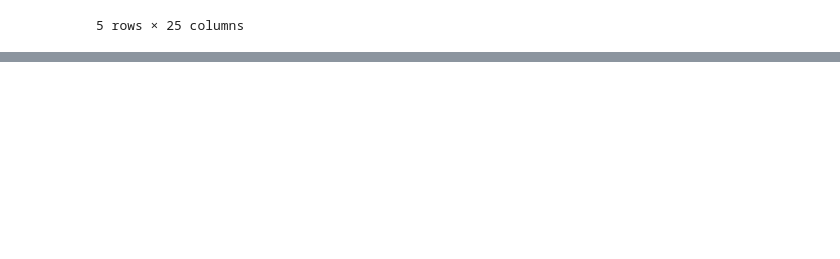
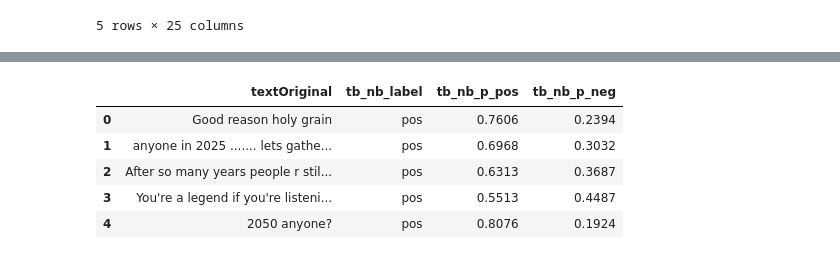
Before and after one commit to gusanitor8/respai_proyecto2, a Jupyter notebook: clean_data.ipynb, the cells around one changed output, grey strips where cells are left out. Cells and saved outputs as stored; diff of their text form; code cells hidden in the pictures; blank space fills up the shorter version.

```diff
--- a/clean_data.ipynb
+++ b/clean_data.ipynb
@@ -233,3 +234,7 @@ replies_comments           2000           100.0
 | 2 | 3 | UCHkj014U2CQ2Nv0UZeYpE_A | kffacxfA7G4 | After so many years people r stil... | After so many years people r stil... | @Meckzy_on60fps | https://yt3.ggpht.com/7OthEhNGANU... | ... |
 | 3 | 4 | UCHkj014U2CQ2Nv0UZeYpE_A | kffacxfA7G4 | You&#39;re a legend if you&#39;re... | You're a legend if you're listeni... | @MyFlower_PARKJimin | https://yt3.ggpht.com/-yfnrXAJZPY... | ... |
 | 4 | 5 | UCHkj014U2CQ2Nv0UZeYpE_A | kffacxfA7G4 | 2050 anyone? | 2050 anyone? | @tuyamarino | https://yt3.ggpht.com/ytc/AIdro_k... | ... |
+# %%
+df = df.drop('replies_comments', axis=1)
+
+df.head()
@@ -235,0 +299,39 @@ replies_comments           2000           100.0
+# %%
+# Asegurar recursos NLTK que usa NaiveBayesAnalyzer
+import nltk
+
+for pkg in ['movie_reviews', 'punkt', 'punkt_tab']:
+    try:
+        nltk.data.find(f'corpora/{pkg}' if pkg=='movie_reviews' else f'tokenizers/{pkg}')
+    except LookupError:
+        nltk.download(pkg, quiet=True)
+
+def tb_nb_analyze(text):
+    if not isinstance(text, str) or not text.strip():
+        return pd.Series([np.nan, np.nan, np.nan])
+    try:
+        s = TextBlob(text, analyzer=NaiveBayesAnalyzer()).sentiment
+    except LookupError:
+        # Descarga de emergencia si algo faltó y reintenta
+        for pkg in ['movie_reviews', 'punkt', 'punkt_tab']:
+            nltk.download(pkg, quiet=True)
+        s = TextBlob(text, analyzer=NaiveBayesAnalyzer()).sentiment
+    return pd.Series([s.classification, float(s.p_pos), float(s.p_neg)])
+# %%
+# Aplicación
+df[['tb_nb_label', 'tb_nb_p_pos', 'tb_nb_p_neg']] = df['textOriginal'].apply(tb_nb_analyze)
+
+
+df['tb_nb_p_pos'] = df['tb_nb_p_pos'].round(4)
+df['tb_nb_p_neg'] = df['tb_nb_p_neg'].round(4)
+df['tb_nb_is_pos'] = (df['tb_nb_label'] == 'pos').astype('Int64')
+
+# Visualización
+df[['textOriginal', 'tb_nb_label', 'tb_nb_p_pos', 'tb_nb_p_neg']].head()
+# %% [output]
+|  | textOriginal | tb_nb_label | tb_nb_p_pos | tb_nb_p_neg |
+| 0 | Good reason holy grain | pos | 0.7606 | 0.2394 |
+| 1 | anyone in 2025 ....... lets gathe... | pos | 0.6968 | 0.3032 |
+| 2 | After so many years people r stil... | pos | 0.6313 | 0.3687 |
+| 3 | You're a legend if you're listeni... | pos | 0.5513 | 0.4487 |
+| 4 | 2050 anyone? | pos | 0.8076 | 0.1924 |
```
Also changed, not shown: parts of 9 cells of this notebook, 1 other file.
